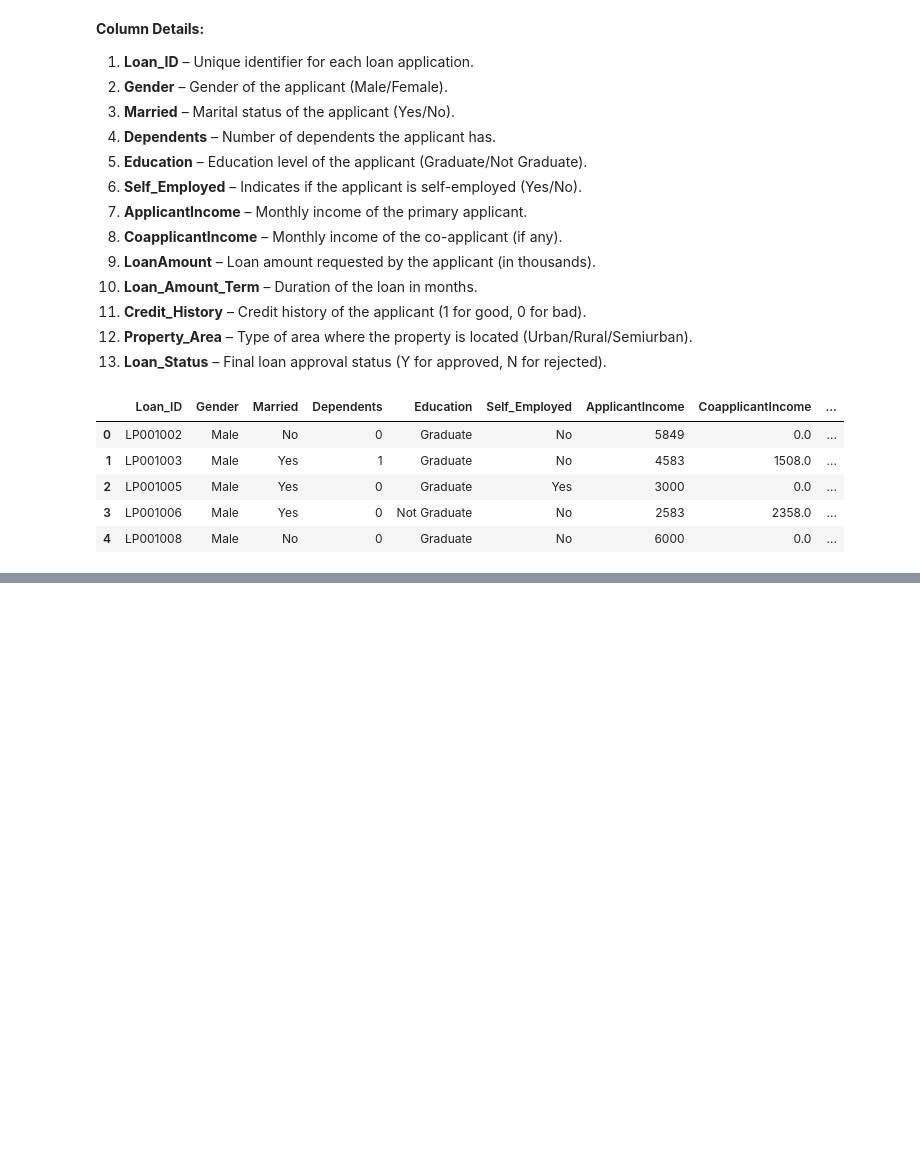
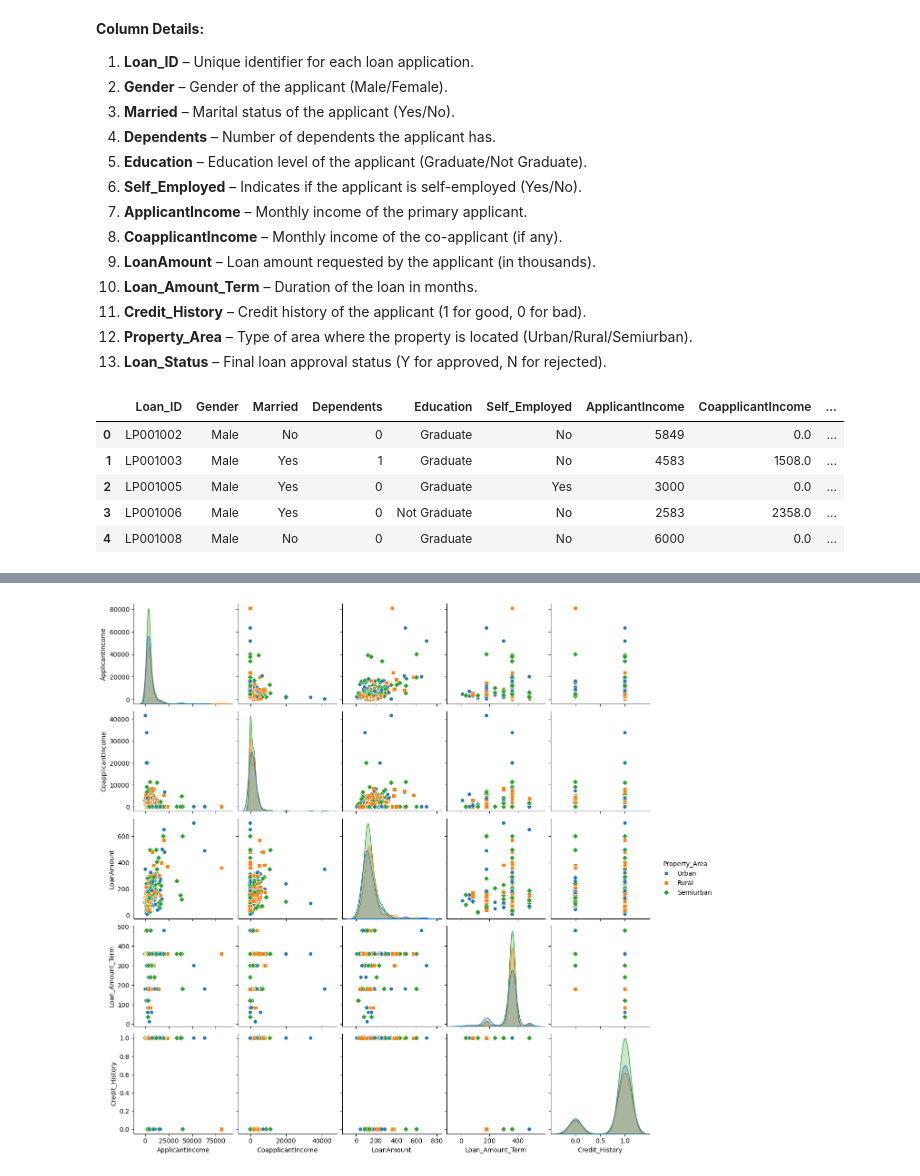
Before and after one commit to rizz045/Loan-Status-Prediction-Using-ML-Pipelines, a Jupyter notebook: Loan_Status_Prediction_Using_ML_Pipelines.ipynb, the cells around one changed output, grey strips where cells are left out. Cells and saved outputs as stored; diff of their text form; code cells hidden in the pictures; blank space fills up the shorter version.

```diff
--- a/Loan_Status_Prediction_Using_ML_Pipelines.ipynb
+++ b/Loan_Status_Prediction_Using_ML_Pipelines.ipynb
@@ -31,0 +124,4 @@ df.head()
+# %%
+sns.pairplot(df, hue='Property_Area', markers=['o','s','D']);
+# %% [output]
+[figure, added]
```
Also changed, not shown: parts of 11 cells of this notebook.
